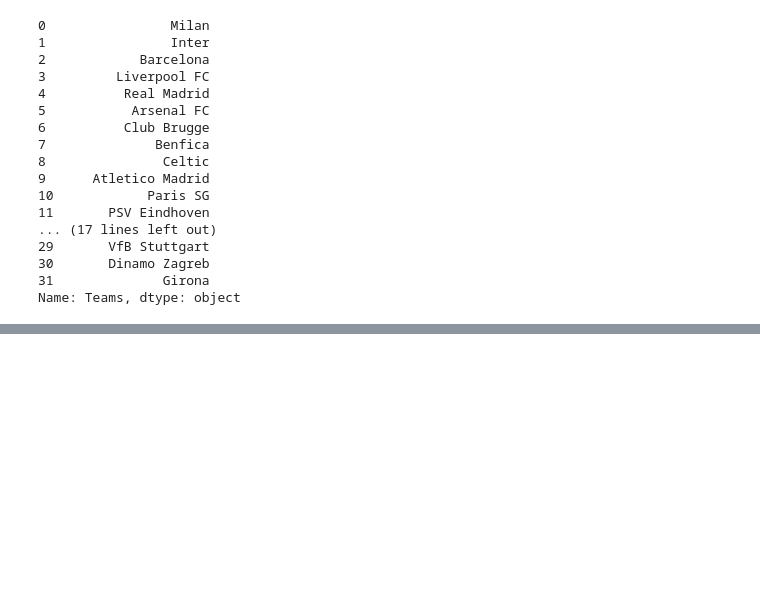
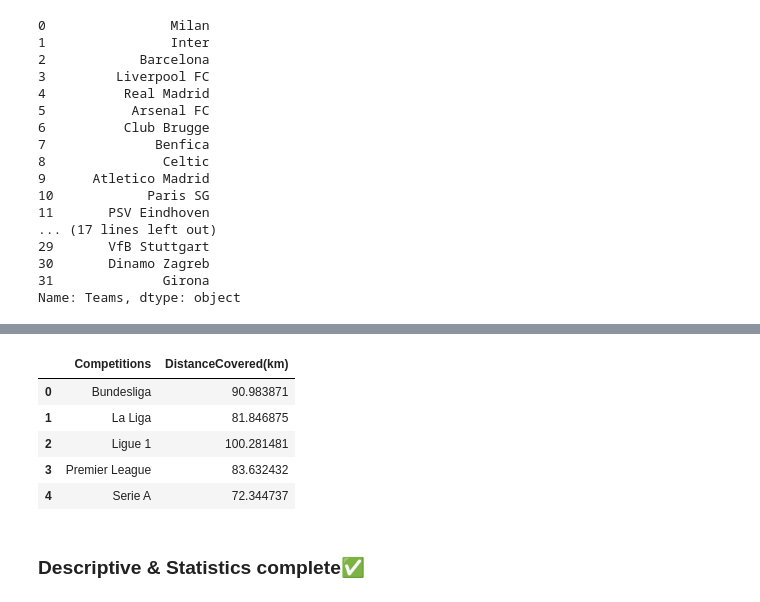
Before and after one commit to ArberKuqi/PythonDataScience_Project, a Jupyter notebook: ChampionsData/02-descriptive_statistics.ipynb, the cells around one changed output, grey strips where cells are left out. Cells and saved outputs as stored; diff of their text form; code cells hidden in the pictures; blank space fills up the shorter version.

Commit message:
Pjesa e descriptive_statistics ka perfunduar

```diff
--- a/ChampionsData/02-descriptive_statistics.ipynb
+++ b/ChampionsData/02-descriptive_statistics.ipynb
@@ -192,0 +318,11 @@ Name: Teams, dtype: object
+# %%
+avg_distance = filtered.groupby('Competitions')['DistanceCovered(km)'].mean().reset_index()
+
+avg_distance
+# %% [output]
+|  | Competitions | DistanceCovered(km) |
+| 0 | Bundesliga | 90.983871 |
+| 1 | La Liga | 81.846875 |
+| 2 | Ligue 1 | 100.281481 |
+| 3 | Premier League | 83.632432 |
+| 4 | Serie A | 72.344737 |
@@ -192,0 +344,2 @@ Name: Teams, dtype: object
+# %% [markdown]
+### Descriptive & Statistics complete✅
```
Also changed, not shown: parts of 16 cells of this notebook, 1 other file.
